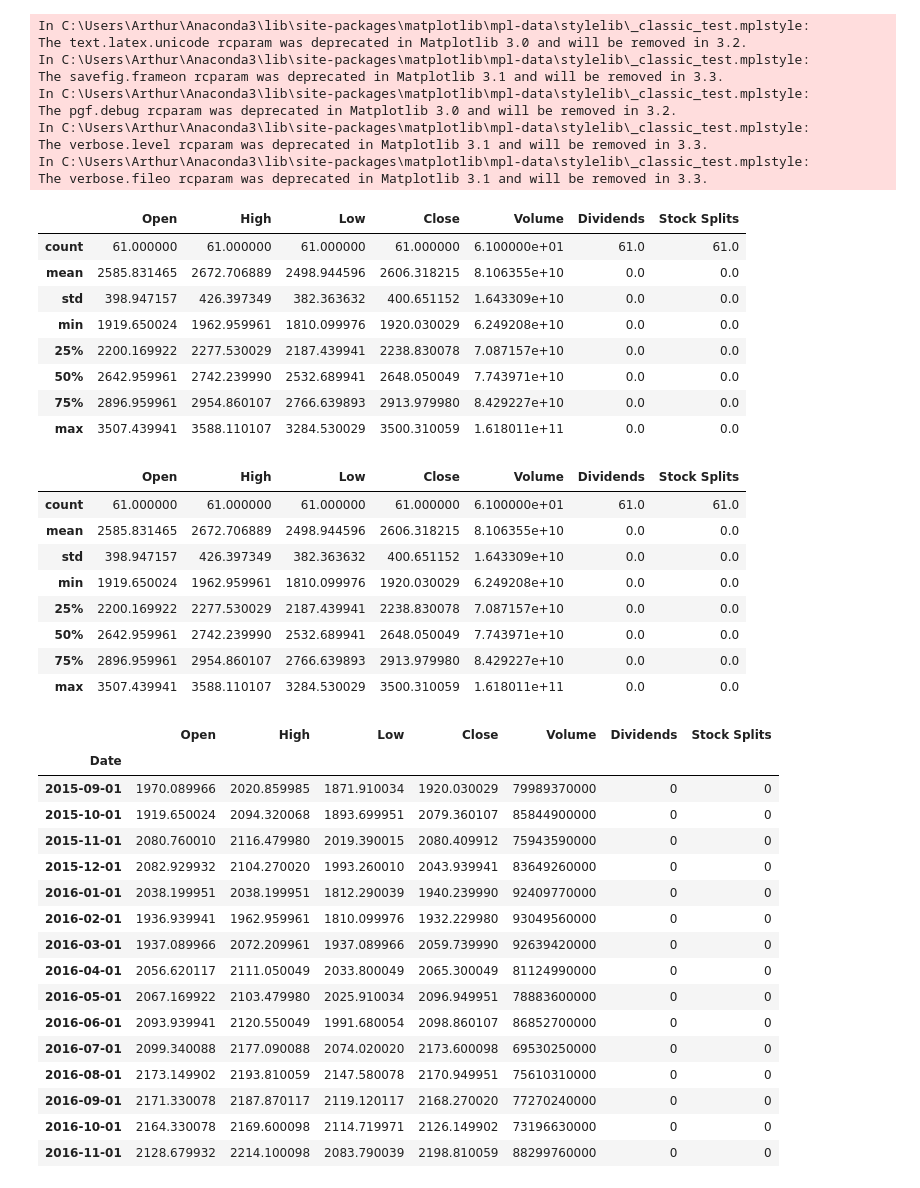
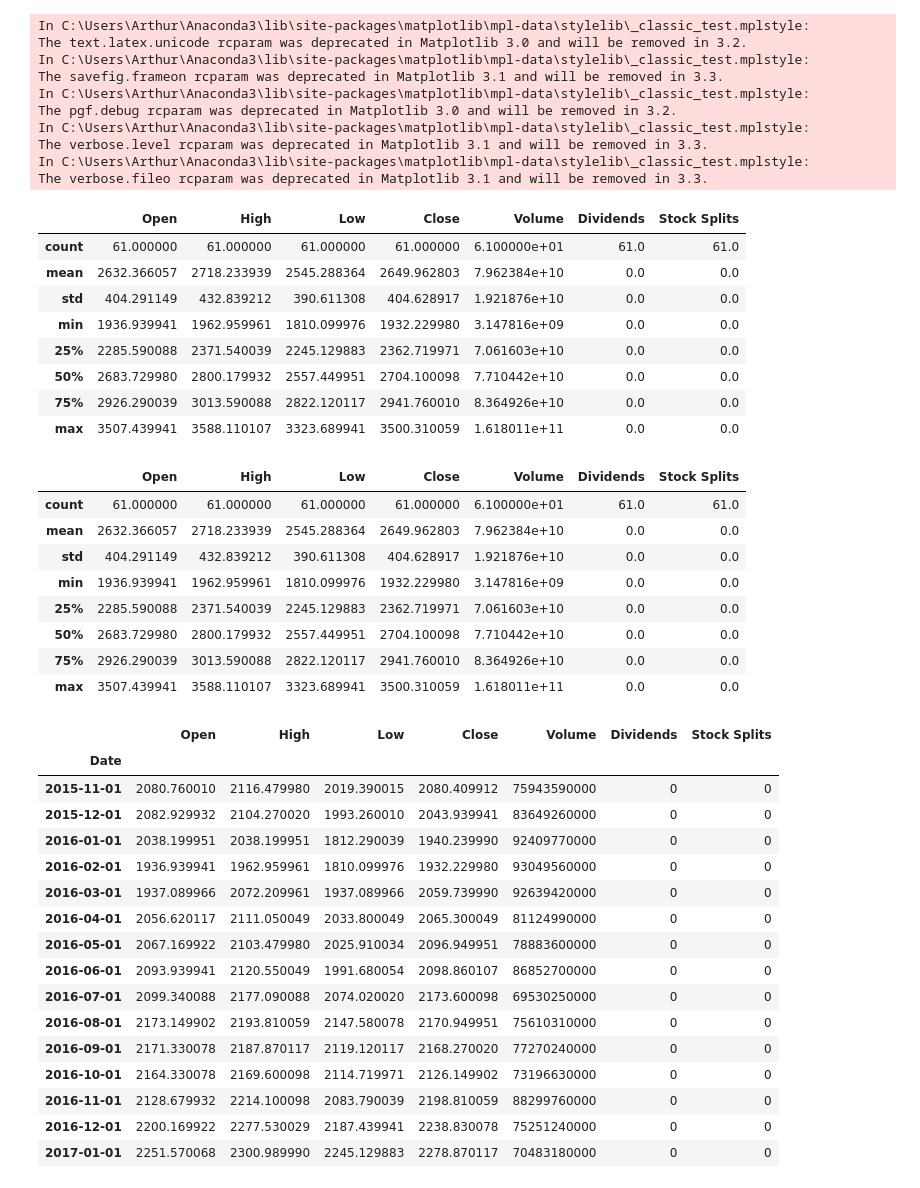
Before and after one commit to BretasArthur/CAPyM, a Jupyter notebook: Calculating the Beta - PETR4 & SP500.ipynb, the cells around one changed output. Drawn from its saved outputs; the diff is of its cells as text; code cells hidden in the pictures.

```diff
--- a/Calculating the Beta - PETR4 & SP500.ipynb
+++ b/Calculating the Beta - PETR4 & SP500.ipynb
@@ -16,38 +17,36 @@ In C:\Users\Arthur\Anaconda3\lib\site-packages\matplotlib\mpl-data\stylelib\_cla
 The verbose.fileo rcparam was deprecated in Matplotlib 3.1 and will be removed in 3.3.
 # %%
 sp5 = yf.Ticker("^GSPC")
-hist_sp5 = sp5.history(start="2015-09-01", end = "2020-10-01", interval = "1mo")
+hist_sp5 = sp5.history(period='5y', interval = "1mo")
 hist_sp5.describe()
 # %% [output]
 |  | Open | High | Low | Close | Volume | Dividends | Stock Splits |
 | count | 61.000000 | 61.000000 | 61.000000 | 61.000000 | 6.100000e+01 | 61.0 | 61.0 |
-| mean | 2585.831465 | 2672.706889 | 2498.944596 | 2606.318215 | 8.106355e+10 | 0.0 | 0.0 |
-| std | 398.947157 | 426.397349 | 382.363632 | 400.651152 | 1.643309e+10 | 0.0 | 0.0 |
-| min | 1919.650024 | 1962.959961 | 1810.099976 | 1920.030029 | 6.249208e+10 | 0.0 | 0.0 |
-| 25% | 2200.169922 | 2277.530029 | 2187.439941 | 2238.830078 | 7.087157e+10 | 0.0 | 0.0 |
-| 50% | 2642.959961 | 2742.239990 | 2532.689941 | 2648.050049 | 7.743971e+10 | 0.0 | 0.0 |
-| 75% | 2896.959961 | 2954.860107 | 2766.639893 | 2913.979980 | 8.429227e+10 | 0.0 | 0.0 |
-| max | 3507.439941 | 3588.110107 | 3284.530029 | 3500.310059 | 1.618011e+11 | 0.0 | 0.0 |
+| mean | 2632.366057 | 2718.233939 | 2545.288364 | 2649.962803 | 7.962384e+10 | 0.0 | 0.0 |
+| std | 404.291149 | 432.839212 | 390.611308 | 404.628917 | 1.921876e+10 | 0.0 | 0.0 |
+| min | 1936.939941 | 1962.959961 | 1810.099976 | 1932.229980 | 3.147816e+09 | 0.0 | 0.0 |
+| 25% | 2285.590088 | 2371.540039 | 2245.129883 | 2362.719971 | 7.061603e+10 | 0.0 | 0.0 |
+| 50% | 2683.729980 | 2800.179932 | 2557.449951 | 2704.100098 | 7.710442e+10 | 0.0 | 0.0 |
+| 75% | 2926.290039 | 3013.590088 | 2822.120117 | 2941.760010 | 8.364926e+10 | 0.0 | 0.0 |
+| max | 3507.439941 | 3588.110107 | 3323.689941 | 3500.310059 | 1.618011e+11 | 0.0 | 0.0 |
 # %%
 hist_sp5.dropna(axis=0, subset=["Close"], inplace=True)
 hist_sp5.describe()
 # %% [output]
 |  | Open | High | Low | Close | Volume | Dividends | Stock Splits |
 | count | 61.000000 | 61.000000 | 61.000000 | 61.000000 | 6.100000e+01 | 61.0 | 61.0 |
-| mean | 2585.831465 | 2672.706889 | 2498.944596 | 2606.318215 | 8.106355e+10 | 0.0 | 0.0 |
-| std | 398.947157 | 426.397349 | 382.363632 | 400.651152 | 1.643309e+10 | 0.0 | 0.0 |
-| min | 1919.650024 | 1962.959961 | 1810.099976 | 1920.030029 | 6.249208e+10 | 0.0 | 0.0 |
-| 25% | 2200.169922 | 2277.530029 | 2187.439941 | 2238.830078 | 7.087157e+10 | 0.0 | 0.0 |
-| 50% | 2642.959961 | 2742.239990 | 2532.689941 | 2648.050049 | 7.743971e+10 | 0.0 | 0.0 |
-| 75% | 2896.959961 | 2954.860107 | 2766.639893 | 2913.979980 | 8.429227e+10 | 0.0 | 0.0 |
-| max | 3507.439941 | 3588.110107 | 3284.530029 | 3500.310059 | 1.618011e+11 | 0.0 | 0.0 |
+| mean | 2632.366057 | 2718.233939 | 2545.288364 | 2649.962803 | 7.962384e+10 | 0.0 | 0.0 |
+| std | 404.291149 | 432.839212 | 390.611308 | 404.628917 | 1.921876e+10 | 0.0 | 0.0 |
+| min | 1936.939941 | 1962.959961 | 1810.099976 | 1932.229980 | 3.147816e+09 | 0.0 | 0.0 |
+| 25% | 2285.590088 | 2371.540039 | 2245.129883 | 2362.719971 | 7.061603e+10 | 0.0 | 0.0 |
+| 50% | 2683.729980 | 2800.179932 | 2557.449951 | 2704.100098 | 7.710442e+10 | 0.0 | 0.0 |
+| 75% | 2926.290039 | 3013.590088 | 2822.120117 | 2941.760010 | 8.364926e+10 | 0.0 | 0.0 |
+| max | 3507.439941 | 3588.110107 | 3323.689941 | 3500.310059 | 1.618011e+11 | 0.0 | 0.0 |
 # %%
 hist_sp5.head(15)
 # %% [output]
 |  | Open | High | Low | Close | Volume | Dividends | Stock Splits |
 | Date |  |  |  |  |  |  |  |
-| 2015-09-01 | 1970.089966 | 2020.859985 | 1871.910034 | 1920.030029 | 79989370000 | 0 | 0 |
-| 2015-10-01 | 1919.650024 | 2094.320068 | 1893.699951 | 2079.360107 | 85844900000 | 0 | 0 |
 | 2015-11-01 | 2080.760010 | 2116.479980 | 2019.390015 | 2080.409912 | 75943590000 | 0 | 0 |
 | 2015-12-01 | 2082.929932 | 2104.270020 | 1993.260010 | 2043.939941 | 83649260000 | 0 | 0 |
 | 2016-01-01 | 2038.199951 | 2038.199951 | 1812.290039 | 1940.239990 | 92409770000 | 0 | 0 |
@@ -61,5 +60,7 @@ hist_sp5.head(15)
 | 2016-09-01 | 2171.330078 | 2187.870117 | 2119.120117 | 2168.270020 | 77270240000 | 0 | 0 |
 | 2016-10-01 | 2164.330078 | 2169.600098 | 2114.719971 | 2126.149902 | 73196630000 | 0 | 0 |
 | 2016-11-01 | 2128.679932 | 2214.100098 | 2083.790039 | 2198.810059 | 88299760000 | 0 | 0 |
+| 2016-12-01 | 2200.169922 | 2277.530029 | 2187.439941 | 2238.830078 | 75251240000 | 0 | 0 |
+| 2017-01-01 | 2251.570068 | 2300.989990 | 2245.129883 | 2278.870117 | 70483180000 | 0 | 0 |
 # %%
 petr4 = yf.Ticker("PETR4.SA")
```
Also changed, not shown: parts of 14 cells of this notebook.
